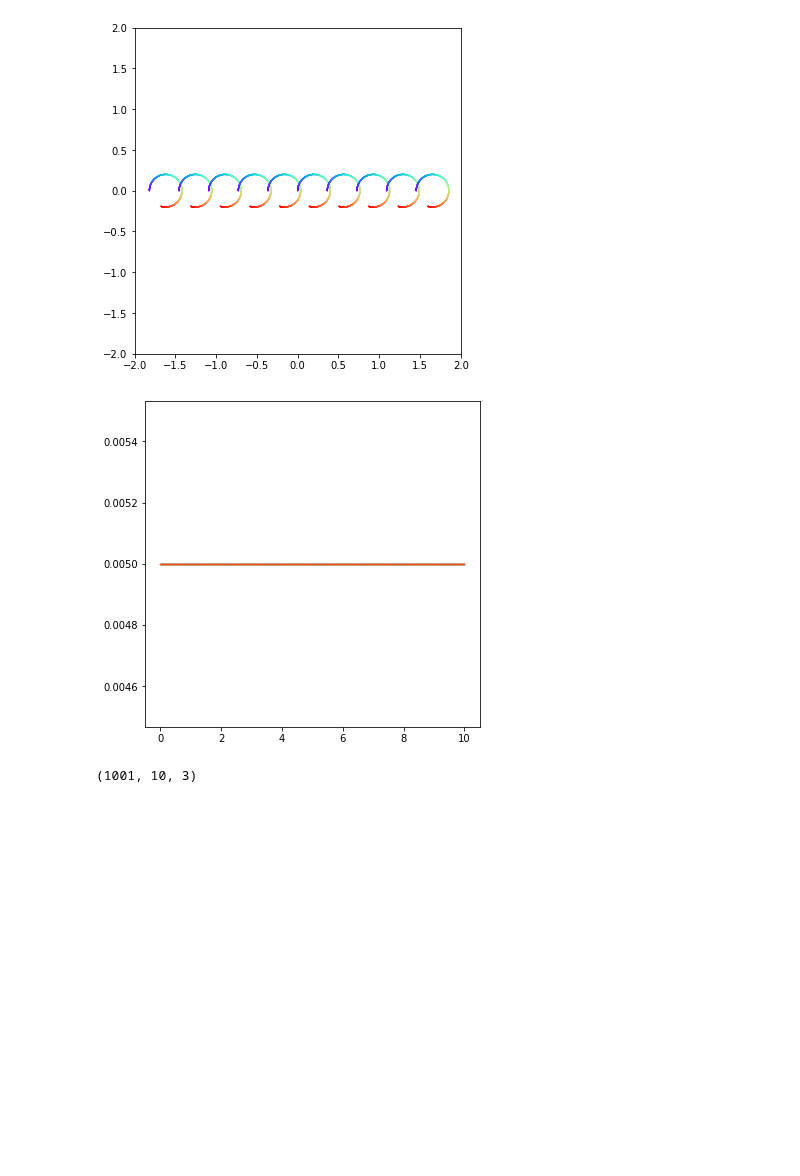
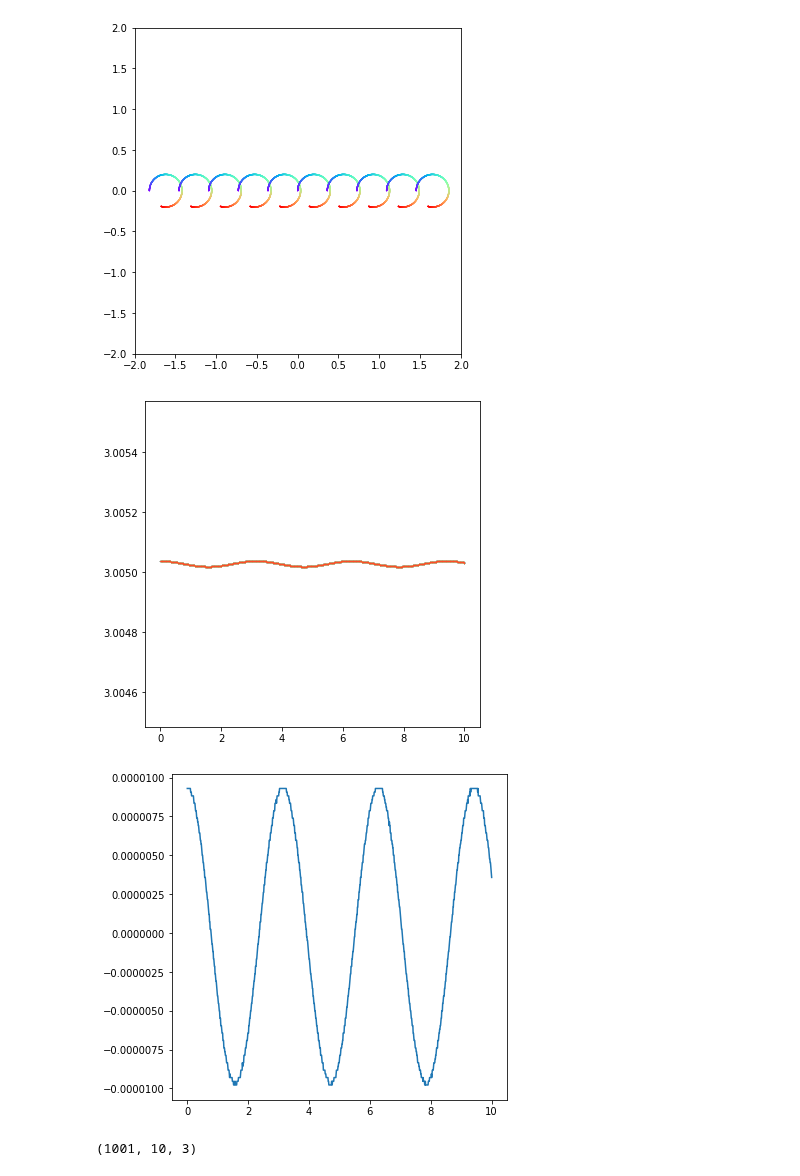
Before and after one commit to ppjanka/Corrugated_internal_shocks, a Jupyter notebook: vis/particle/plot_particles.ipynb, the cells around one changed output. Cells and saved outputs as stored; diff of their text form; code cells hidden in the pictures; blank space fills up the shorter version.

```diff
--- a/vis/particle/plot_particles.ipynb
+++ b/vis/particle/plot_particles.ipynb
@@ -17,8 +19,9 @@ filenames = sorted(glob.glob(datapath + '*.lis'))
 # %%
 class Particles:
 
-    def __init__ (self): # empty class
+    def __init__ (self, relativistic=False): # empty class
         self.initialized = False
+        self.relativistic = relativistic
         self.npart = 0
         self.nparttypes = 0
         self.coords = {}
@@ -117,23 +120,26 @@ class Particles:
 
     def update_aux_data (self, to_update=['Ekin',]):
         if 'Ekin' in to_update:
-            self.Ekin = 0.5 * np.sum((self.vel)**2, axis=-1)
+            if self.relativistic:
+                self.Ekin = np.sum(1.0 / np.sqrt(1.0 - (self.vel)**2), axis=-1)
+            else:
+                self.Ekin = 0.5 * np.sum((self.vel)**2, axis=-1)
 
-    def plot_pos2D (self, ax, color_by='time', cmap='rainbow'):
+    def plot_pos2D (self, ax, color_by='time', cmap='rainbow', axis_x=0, axis_y=1):
         if color_by == 'time':
             for p in range(self.npart):
-                ax.scatter(self.pos[:,p,0], self.pos[:,p,1], s=0.1, c=self.times, cmap=cmap)
+                ax.scatter(self.pos[:,p,axis_x], self.pos[:,p,axis_y], s=0.1, c=self.times, cmap=cmap)
         elif color_by == 'particle':
             c = cm.get_cmap(cmap, 128)
             for p in range(self.npart):
-                ax.scatter(self.pos[:,p,0], self.pos[:,p,1], s=0.1, color=c(p/self.npart))
+                ax.scatter(self.pos[:,p,axis_x], self.pos[:,p,axis_y], s=0.1, color=c(p/self.npart))
 
     def plot_Ekin_vs_time (self, ax, cmap='rainbow'):
         c = cm.get_cmap(cmap, 128)
         for p in range(self.npart):
             ax.scatter(self.times, self.Ekin[:,p], s=0.1, color=c(p/self.npart))
 # %%
-particles = Particles()
+particles = Particles(relativistic=True)
 for filename in tqdm(filenames):
     particles.add_snapshot(filename, verbose=False)
 # %%
@@ -154,12 +160,19 @@ plt.close()
 # %%
 particles.update_aux_data()
 fig = plt.figure(figsize=(6,6))
 ax = plt.gca()
 particles.plot_Ekin_vs_time(ax)
 plt.show()
 plt.close()
+
+fig = plt.figure(figsize=(6,6))
+ax = plt.gca()
+plt.plot(particles.times, (particles.Ekin - np.mean(particles.Ekin))[:,0])
+plt.show()
+plt.close()
 # %% [output]
-[figure, old version]
+[figure, new version]
+[figure, added]
 # %%
 particles.vel.shape
 # %% [output]
```
Also changed, not shown: parts of 8 cells of this notebook, 8 other files.
